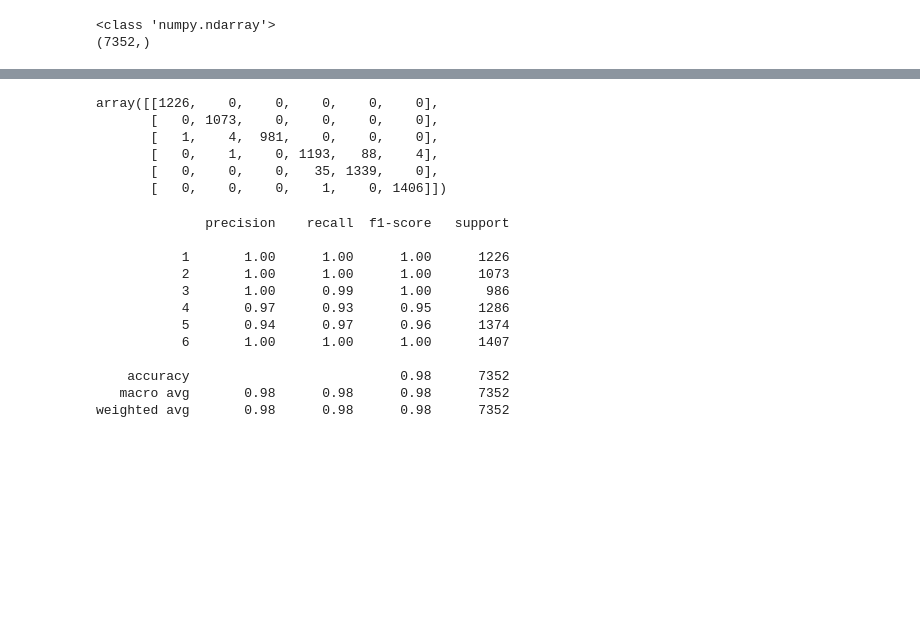
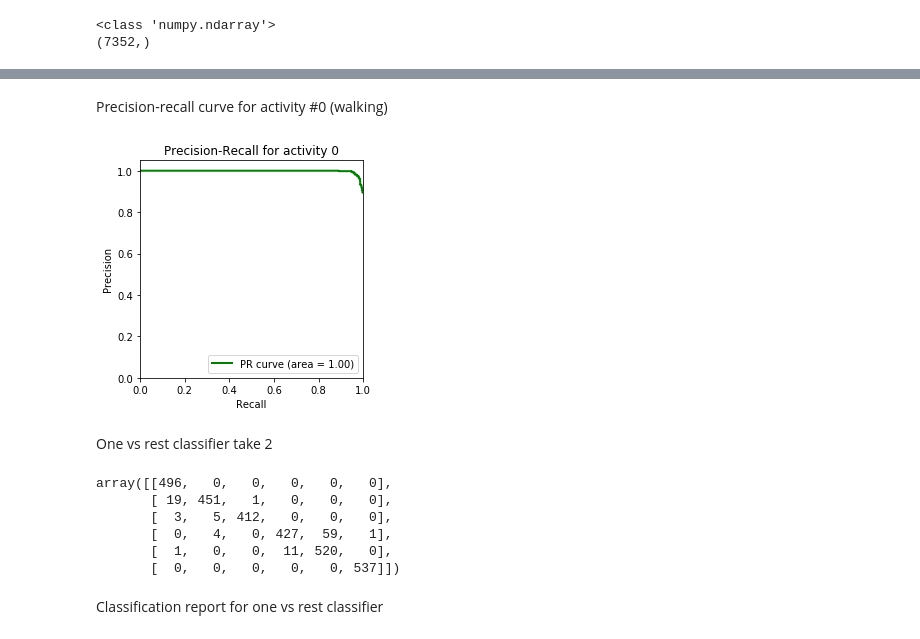
Before and after one commit to alechay/final-project, a Jupyter notebook: feature_engineered.ipynb, the cells around one changed output, grey strips where cells are left out. Cells and saved outputs as stored; diff of their text form; code cells hidden in the pictures; blank space fills up the shorter version.

```diff
--- a/feature_engineered.ipynb
+++ b/feature_engineered.ipynb
@@ -67,0 +287,20 @@ pred_y = clf.predict(trainX)
+# %% [markdown]
+Precision-recall curve for activity #0 (walking)
+# %%
+# Plot only one Precision-Recall curve for selected class
+activity = 0
+
+plt.figure(figsize=(4,4))
+plt.plot(recall[activity], precision[activity], color='green',
+         lw=2, label='PR curve (area = %0.2f)' % pr_auc[activity])
+plt.xlim([0.0, 1.0])
+plt.ylim([0.0, 1.05])
+plt.xlabel('Recall')
+plt.ylabel('Precision')
+plt.title('Precision-Recall for activity ' + str(activity))
+plt.legend(loc="lower right")
+plt.show()
+# %% [output]
+[figure, added]
+# %% [markdown]
+One vs rest classifier take 2
@@ -68,27 +316,12 @@ pred_y = clf.predict(trainX)
 # %%
 from sklearn.metrics import confusion_matrix
-confusion_matrix(trainy.ravel(), pred_y)
+confusion_matrix(testy, ovr1_test_predy)
 # %% [output]
-array([[1226,    0,    0,    0,    0,    0],
-       [   0, 1073,    0,    0,    0,    0],
-       [   1,    4,  981,    0,    0,    0],
-       [   0,    1,    0, 1193,   88,    4],
-       [   0,    0,    0,   35, 1339,    0],
-       [   0,    0,    0,    1,    0, 1406]])
+array([[496,   0,   0,   0,   0,   0],
+       [ 19, 451,   1,   0,   0,   0],
+       [  3,   5, 412,   0,   0,   0],
+       [  0,   4,   0, 427,  59,   1],
+       [  1,   0,   0,  11, 520,   0],
+       [  0,   0,   0,   0,   0, 537]])
-# %%
-from sklearn.metrics import classification_report
-
-print(classification_report(trainy.ravel(), pred_y))
-# %% [output]
-              precision    recall  f1-score   support
-
-           1       1.00      1.00      1.00      1226
-           2       1.00      1.00      1.00      1073
-           3       1.00      0.99      1.00       986
-           4       0.97      0.93      0.95      1286
-           5       0.94      0.97      0.96      1374
-           6       1.00      1.00      1.00      1407
-
-    accuracy                           0.98      7352
-   macro avg       0.98      0.98      0.98      7352
-weighted avg       0.98      0.98      0.98      7352
+# %% [markdown]
+Classification report for one vs rest classifier
```
Also changed, not shown: parts of 48 cells of this notebook, 1 other file.
